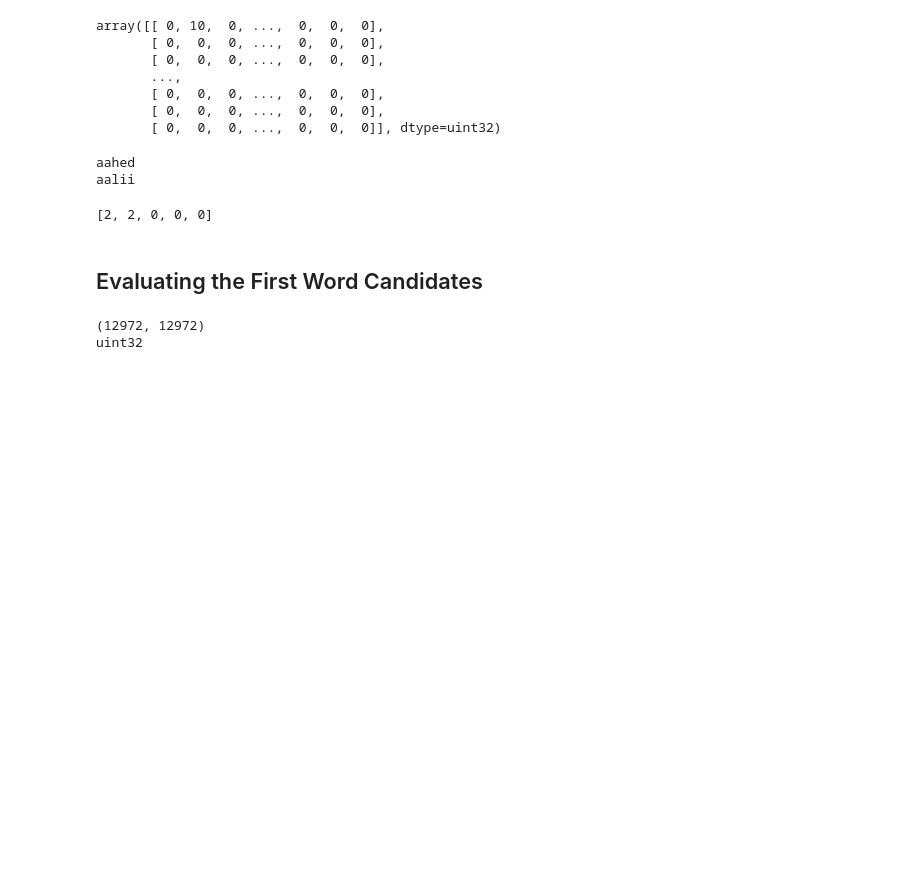
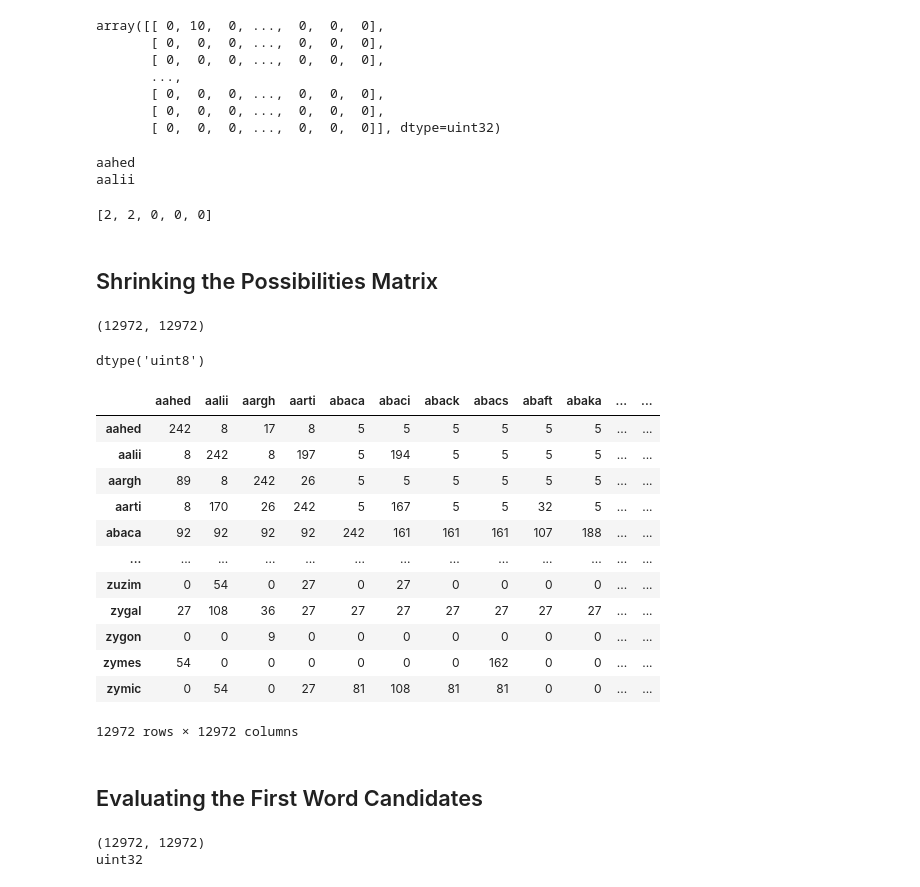
Before and after one commit to boompig/wordle-py, a Jupyter notebook: notebooks/Combinations.ipynb, the cells around one changed output. Cells and saved outputs as stored; diff of their text form; code cells hidden in the pictures; blank space fills up the shorter version.

```diff
--- a/notebooks/Combinations.ipynb
+++ b/notebooks/Combinations.ipynb
@@ -127,3 +127,32 @@ np.save('../data-parsed/possibilities-table.npy', table)
 # %%
 # NOTE: for the blog post, this computation took about 8 minutes on a fairly old laptop
 # I am sure there is a more efficient way to do it, but why?
+# %% [markdown]
+## Shrinking the Possibilities Matrix
+# %%
+table = np.load('../data-parsed/possibilities-table-base-3.npy')
+# %%
+table.shape
+# %% [output]
+(12972, 12972)
+# %%
+table.dtype
+# %% [output]
+dtype('uint8')
+# %%
+df = pd.DataFrame(table, index=words, columns=words)
+df
+# %% [output]
+|  | aahed | aalii | aargh | aarti | abaca | abaci | aback | abacs | abaft | abaka | ... | ... |
+| aahed | 242 | 8 | 17 | 8 | 5 | 5 | 5 | 5 | 5 | 5 | ... | ... |
+| aalii | 8 | 242 | 8 | 197 | 5 | 194 | 5 | 5 | 5 | 5 | ... | ... |
+| aargh | 89 | 8 | 242 | 26 | 5 | 5 | 5 | 5 | 5 | 5 | ... | ... |
+| aarti | 8 | 170 | 26 | 242 | 5 | 167 | 5 | 5 | 32 | 5 | ... | ... |
+| abaca | 92 | 92 | 92 | 92 | 242 | 161 | 161 | 161 | 107 | 188 | ... | ... |
+| ... | ... | ... | ... | ... | ... | ... | ... | ... | ... | ... | ... | ... |
+| zuzim | 0 | 54 | 0 | 27 | 0 | 27 | 0 | 0 | 0 | 0 | ... | ... |
+| zygal | 27 | 108 | 36 | 27 | 27 | 27 | 27 | 27 | 27 | 27 | ... | ... |
+| zygon | 0 | 0 | 9 | 0 | 0 | 0 | 0 | 0 | 0 | 0 | ... | ... |
+| zymes | 54 | 0 | 0 | 0 | 0 | 0 | 0 | 162 | 0 | 0 | ... | ... |
+| zymic | 0 | 54 | 0 | 27 | 81 | 108 | 81 | 81 | 0 | 0 | ... | ... |
+12972 rows × 12972 columns
```
Also changed, not shown: parts of 1 cell of this notebook, 2 other files.
